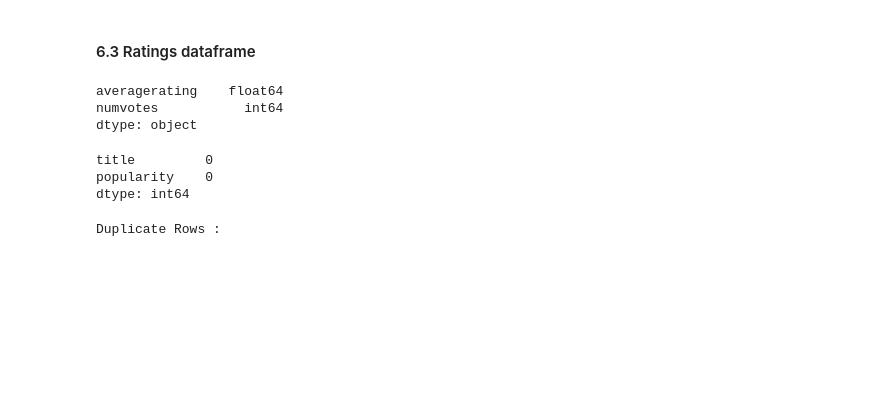
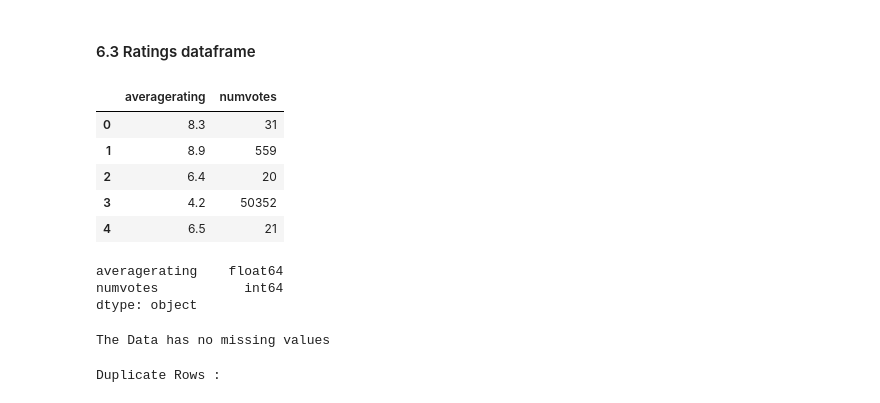
Before and after one commit to linusg46/Trending-Box-Office-Movies-Study-, a Jupyter notebook: Trending Films.ipynb, the cells around one changed output. Saved outputs shown, nothing was run; the diff lists cells and outputs as text; code cells hidden in the pictures; blank space fills up the shorter version.

```diff
--- a/Trending Films.ipynb
+++ b/Trending Films.ipynb
@@ -606,7 +639,15 @@ b_plot.plot()
 # %% [markdown]
 #### 6.3 Ratings dataframe
 # %%
-#previewratings_new.head()
+#preview
+ratings_new.head()
+# %% [output]
+|  | averagerating | numvotes |
+| 0 | 8.3 | 31 |
+| 1 | 8.9 | 559 |
+| 2 | 6.4 | 20 |
+| 3 | 4.2 | 50352 |
+| 4 | 6.5 | 21 |
 # %%
 #Checking the data types
 ratings_new.dtypes
@@ -615,12 +656,27 @@ averagerating    float64
 numvotes           int64
 dtype: object
 # %%
-#Checking for missing values
-Movies_new.isna().sum().head()
+def identify_missing_values(data):
+    """Identify is the data has missing values"""
+    # identify if data has missing values(data.isnull().any())
+    # empty dict to store missing values
+    missing = []
+    for i in data.isnull().any():
+        # add the bool values to empty list
+        missing.append(i)
+    # covert list to set (if data has missing value, the list should have true and false)
+    missing_set = set(missing)
+    if (len(missing_set) == 1):
+        out = print("The Data has no missing values")
+    else:
+        out = print("The Data has missing values.")
+
+    return out
+
+
+identify_missing_values(ratings_new)
 # %% [output]
-title         0
-popularity    0
-dtype: int64
+The Data has no missing values
 # %%
 duplicate = ratings_new[ratings_new.duplicated()]
 
```
Also changed, not shown: parts of 10 cells of this notebook, 1 other file.
